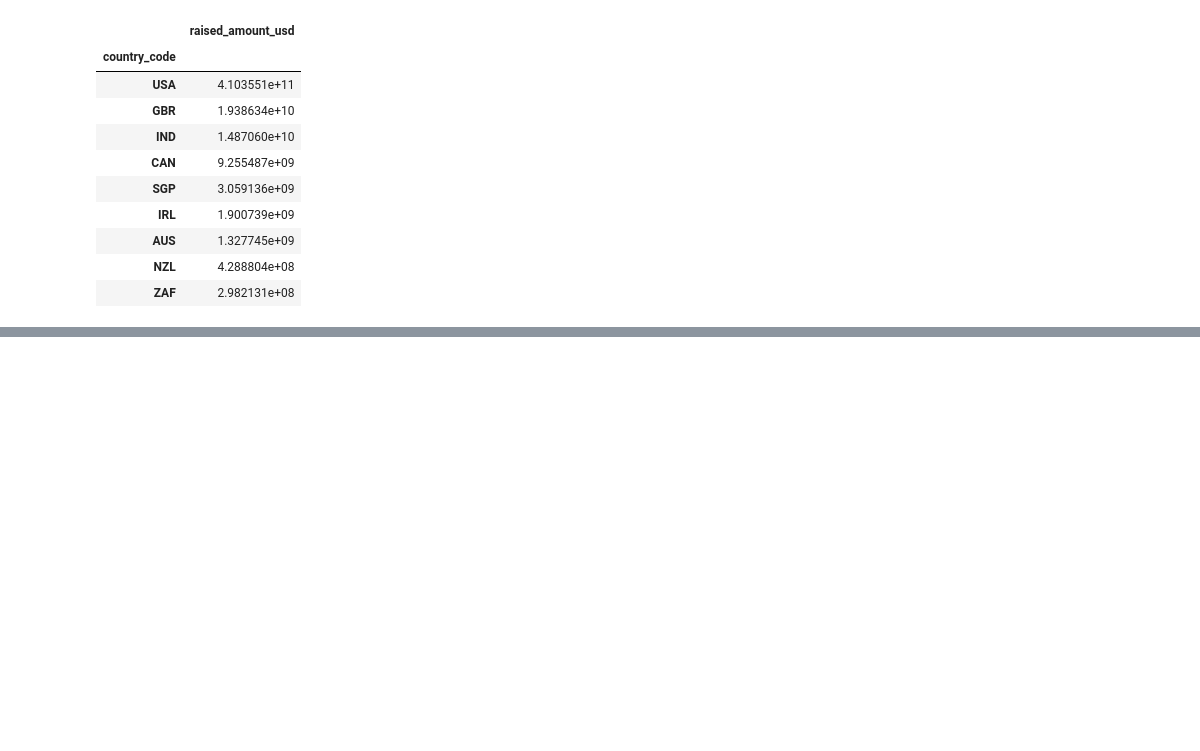
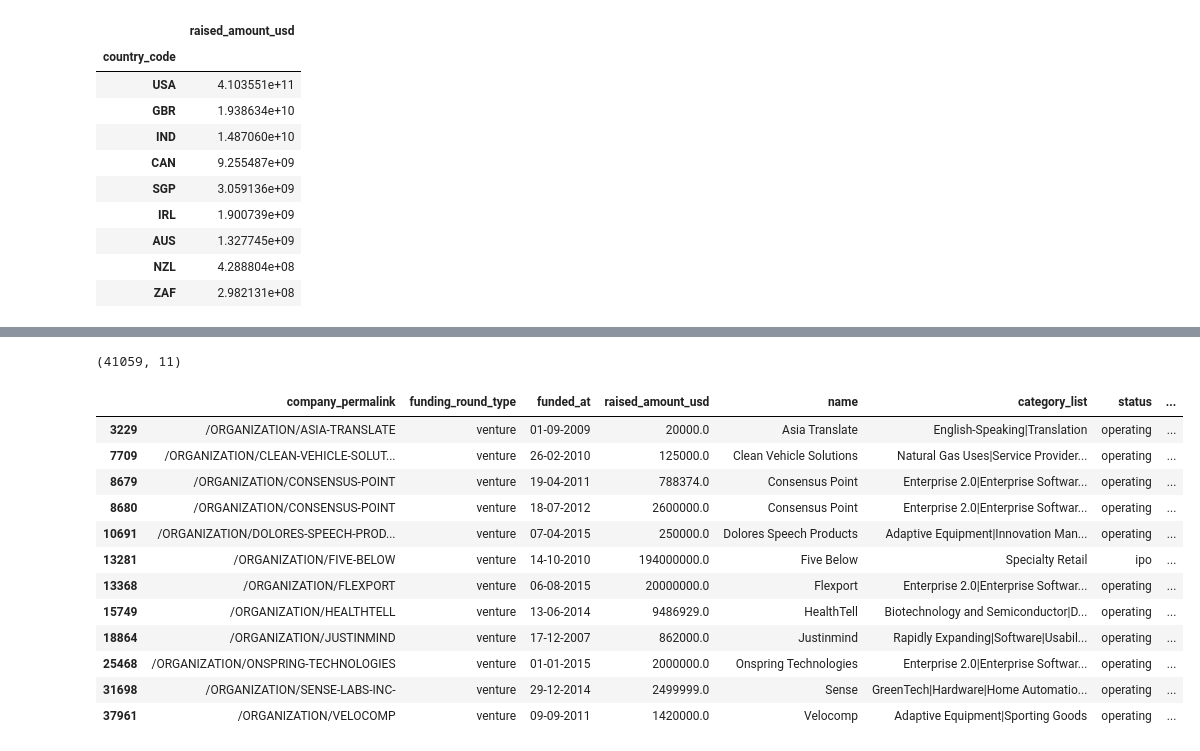
Before and after one commit to PCP4Dev/AI, a Jupyter notebook: InvestmentAssignment/Investment Assignment.ipynb, the cells around one changed output, grey strips where cells are left out. Saved outputs shown, nothing was run; the diff lists cells and outputs as text; code cells hidden in the pictures; blank space fills up the shorter version.

```diff
--- a/InvestmentAssignment/Investment Assignment.ipynb
+++ b/InvestmentAssignment/Investment Assignment.ipynb
@@ -457,0 +481,5 @@ master_frame_venture_EngSpeaking.sample(10)
+# %%
+value_vars = list(mapping.columns[1:])
+id_vars = list(np.setdiff1d(mapping.columns, value_vars))
+print(value_vars, "\n")
+print(id_vars)
@@ -457,0 +490,6 @@ master_frame_venture_EngSpeaking.sample(10)
+# %%
+# convert into long
+long_mapping_df = pd.melt(mapping,
+        id_vars = id_vars,
+        value_vars = value_vars)
+long_mapping_df.head()
@@ -457,0 +503,7 @@ master_frame_venture_EngSpeaking.sample(10)
+# %%
+# remove rows having value=0
+long_mapping_df = long_mapping_df[long_mapping_df['value']==1]
+long_mapping_df = long_mapping_df.drop('value', axis=1)
+
+long_mapping_df.rename(columns = {'category_list': 'category', 'variable':'Main_Sector'}, inplace=True)
+long_mapping_df.category[(long_mapping_df.category == 'Nanotechnology')]
@@ -457,0 +512,4 @@ master_frame_venture_EngSpeaking.sample(10)
+# %%
+master_frame_venture_EngSpeaking_Sector = pd.merge(master_frame_venture_EngSpeaking, long_mapping_df, how='left', left_on='Primary_category', right_on='category')
+master_frame_venture_EngSpeaking_Sector = master_frame_venture_EngSpeaking_Sector.drop('category', axis=1)
+master_frame_venture_EngSpeaking_Sector.head()
@@ -457,0 +523,4 @@ master_frame_venture_EngSpeaking.sample(10)
+# %%
+master_frame_venture_EngSpeaking_Sector.shape
+# %% [output]
+(41059, 11)
@@ -457,0 +530,16 @@ master_frame_venture_EngSpeaking.sample(10)
+# %%
+master_frame_venture_EngSpeaking_Sector[(master_frame_venture_EngSpeaking_Sector.Main_Sector.isnull())]
+# %% [output]
+|  | company_permalink | funding_round_type | funded_at | raised_amount_usd | name | category_list | status | ... |
+| 3229 | /ORGANIZATION/ASIA-TRANSLATE | venture | 01-09-2009 | 20000.0 | Asia Translate | English-Speaking|Translation | operating | ... |
+| 7709 | /ORGANIZATION/CLEAN-VEHICLE-SOLUT... | venture | 26-02-2010 | 125000.0 | Clean Vehicle Solutions | Natural Gas Uses|Service Provider... | operating | ... |
+| 8679 | /ORGANIZATION/CONSENSUS-POINT | venture | 19-04-2011 | 788374.0 | Consensus Point | Enterprise 2.0|Enterprise Softwar... | operating | ... |
+| 8680 | /ORGANIZATION/CONSENSUS-POINT | venture | 18-07-2012 | 2600000.0 | Consensus Point | Enterprise 2.0|Enterprise Softwar... | operating | ... |
+| 10691 | /ORGANIZATION/DOLORES-SPEECH-PROD... | venture | 07-04-2015 | 250000.0 | Dolores Speech Products | Adaptive Equipment|Innovation Man... | operating | ... |
+| 13281 | /ORGANIZATION/FIVE-BELOW | venture | 14-10-2010 | 194000000.0 | Five Below | Specialty Retail | ipo | ... |
+| 13368 | /ORGANIZATION/FLEXPORT | venture | 06-08-2015 | 20000000.0 | Flexport | Enterprise 2.0|Enterprise Softwar... | operating | ... |
+| 15749 | /ORGANIZATION/HEALTHTELL | venture | 13-06-2014 | 9486929.0 | HealthTell | Biotechnology and Semiconductor|D... | operating | ... |
+| 18864 | /ORGANIZATION/JUSTINMIND | venture | 17-12-2007 | 862000.0 | Justinmind | Rapidly Expanding|Software|Usabil... | operating | ... |
+| 25468 | /ORGANIZATION/ONSPRING-TECHNOLOGIES | venture | 01-01-2015 | 2000000.0 | Onspring Technologies | Enterprise 2.0|Enterprise Softwar... | operating | ... |
+| 31698 | /ORGANIZATION/SENSE-LABS-INC- | venture | 29-12-2014 | 2499999.0 | Sense | GreenTech|Hardware|Home Automatio... | operating | ... |
+| 37961 | /ORGANIZATION/VELOCOMP | venture | 09-09-2011 | 1420000.0 | Velocomp | Adaptive Equipment|Sporting Goods | operating | ... |
```
Also changed, not shown: parts of 46 cells of this notebook, 1 other file.
